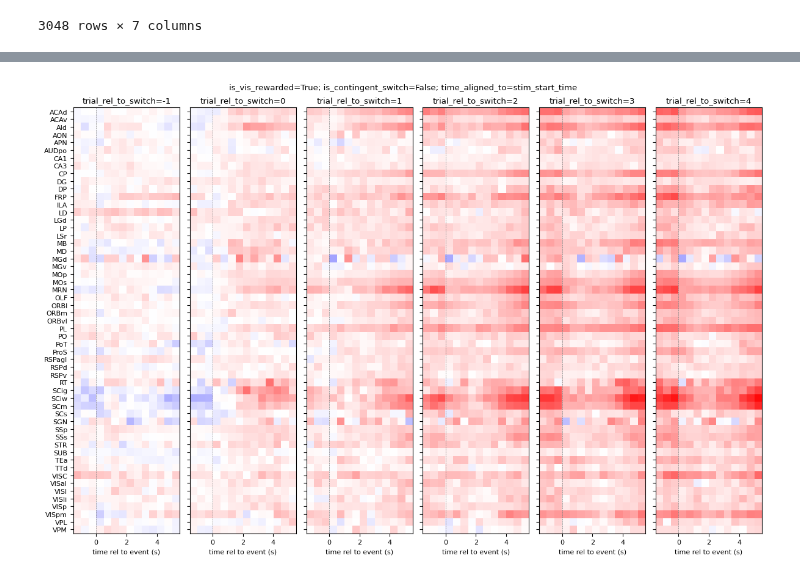
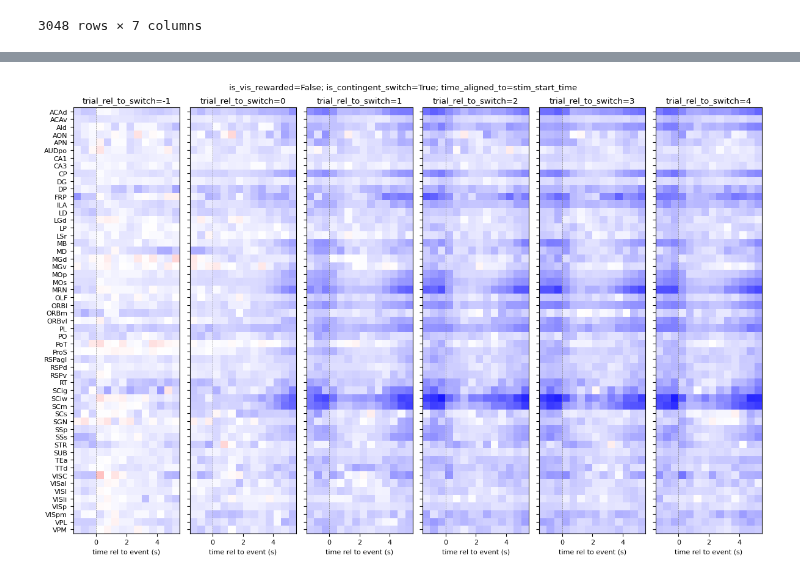
Before and after one commit to AllenInstitute/dynamic_routing_analysis, a Jupyter notebook: notebooks/plot_multi_timebin_decoder_results.ipynb, the cells around one changed output, grey strips where cells are left out. Drawn from its saved outputs; the diff is of its cells as text; code cells hidden in the pictures.

```diff
--- a/notebooks/plot_multi_timebin_decoder_results.ipynb
+++ b/notebooks/plot_multi_timebin_decoder_results.ipynb
@@ -2093,43 +2108,43 @@ structure_average_predict_proba_df.query('structure=="ACAd"')
 | 1078 | ACAd | [0.4079336307233505, 0.3419848473... | 3 | False | False | 45 | ... |
 | 1079 | ACAd | [0.3639080271384676, 0.3719308758... | 4 | False | False | 45 | ... |
 # %%
-is_vis_rewarded=True
-is_contingent_switch=False
+is_vis_rewarded=False
+is_contingent_switch=True
 min_n_switches=12
 
 structure_result_list=structure_average_predict_proba_df.query('n_switches>=@min_n_switches').sort_values(by='structure')['structure'].unique()
 
 fig,ax=plt.subplots(1,6,figsize=(12,8),sharex=True,sharey=True)
 for xx,sel_trial_rel_to_switch in enumerate([-1,0,1,2,3,4]):
 
     sel_switches=structure_average_predict_proba_df.query(
         'trial_rel_to_switch==@sel_trial_rel_to_switch and \
         is_vis_rewarded==@is_vis_rewarded and \
         is_contingent_switch==@is_contingent_switch')# and \
         # n_switches>=@min_n_switches').sort_values(by='structure')
 
     ax[xx].set_title(f"trial_rel_to_switch={sel_trial_rel_to_switch}")
     if len(sel_switches) == 0:
         continue
 
     heatmap_array=np.full((len(structure_result_list), len(sel_switches['predict_proba_corrected'].iloc[0])), np.nan)
 
     for ss,structure_str in enumerate(structure_result_list):
         if structure_str in sel_switches['structure'].values:
             heatmap_array[ss,:]=sel_switches.query('structure==@structure_str')['predict_proba_corrected'].values[0]
         else:
             heatmap_array[ss,:]=np.nan
 
-    im=ax[xx].imshow(heatmap_array, aspect='auto', interpolation='none', cmap='bwr', vmin=-0.5, vmax=0.5, extent=[-1.5, 5.5, heatmap_array.shape[0]-0.5,-0.5])
+    im=ax[xx].imshow(heatmap_array, aspect='auto', interpolation='none', cmap='bwr', vmin=-0.6, vmax=0.6, extent=[-1.5, 5.5, heatmap_array.shape[0]-0.5,-0.5])
     ax[xx].axvline(x=0, color='grey', linestyle='--', linewidth=0.5)
     ax[xx].set_xlabel('time rel to event (s)')
     ax[xx].set_yticks(np.arange(len(structure_result_list)))
     ax[xx].set_yticklabels(structure_result_list, ha='right')
 
 fig.suptitle(f"is_vis_rewarded={is_vis_rewarded}; is_contingent_switch={is_contingent_switch}; time_aligned_to={sel_time_aligned_to}")
 fig.tight_layout()
 # %% [output]
-[figure, old version]
+[figure, new version]
 # %%
 # available_trial_type_indices
 trial_index.shape
```
Also changed, not shown: parts of 1 cell of this notebook, 1 other file.
